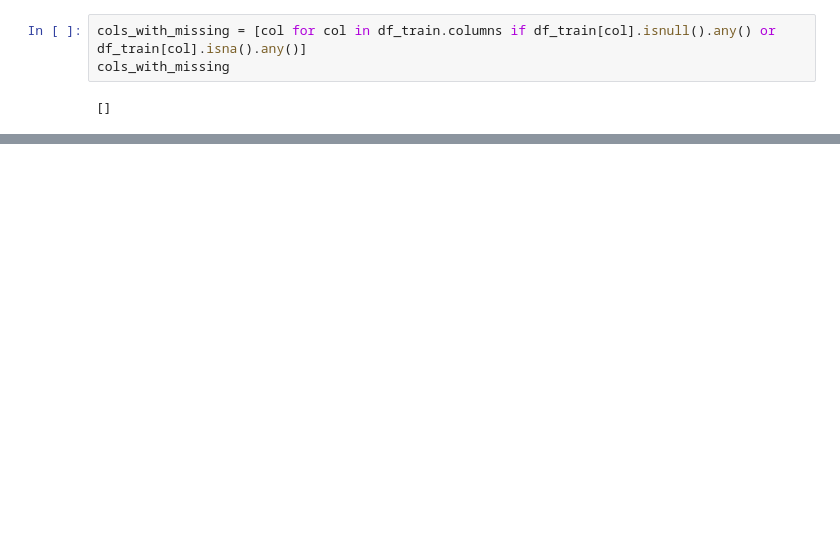
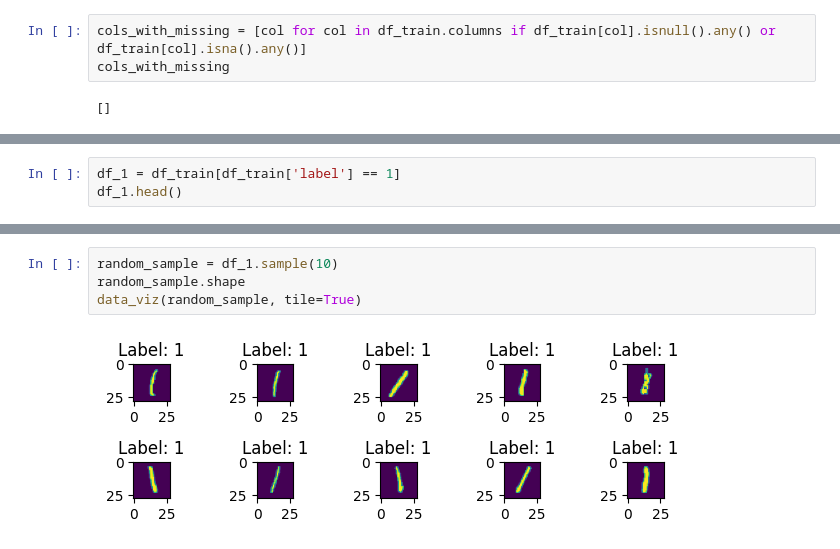
Before and after one commit to Milutin-S/kaggleCompetitions, a Jupyter notebook: Digit_Recognizer/scripts/analysis.ipynb, the cells around one changed output, grey strips where cells are left out. Cells and saved outputs as stored; diff of their text form; blank space fills up the shorter version.

```diff
--- a/Digit_Recognizer/scripts/analysis.ipynb
+++ b/Digit_Recognizer/scripts/analysis.ipynb
@@ -147,0 +177,3 @@ cols_with_missing
+# %%
+df_1 = df_train[df_train['label'] == 1]
+df_1.head()
@@ -147,0 +187,6 @@ cols_with_missing
+# %%
+random_sample = df_1.sample(10)
+random_sample.shape
+data_viz(random_sample, tile=True)
+# %% [output]
+[figure, added]
```
Also changed, not shown: parts of 10 cells of this notebook.
